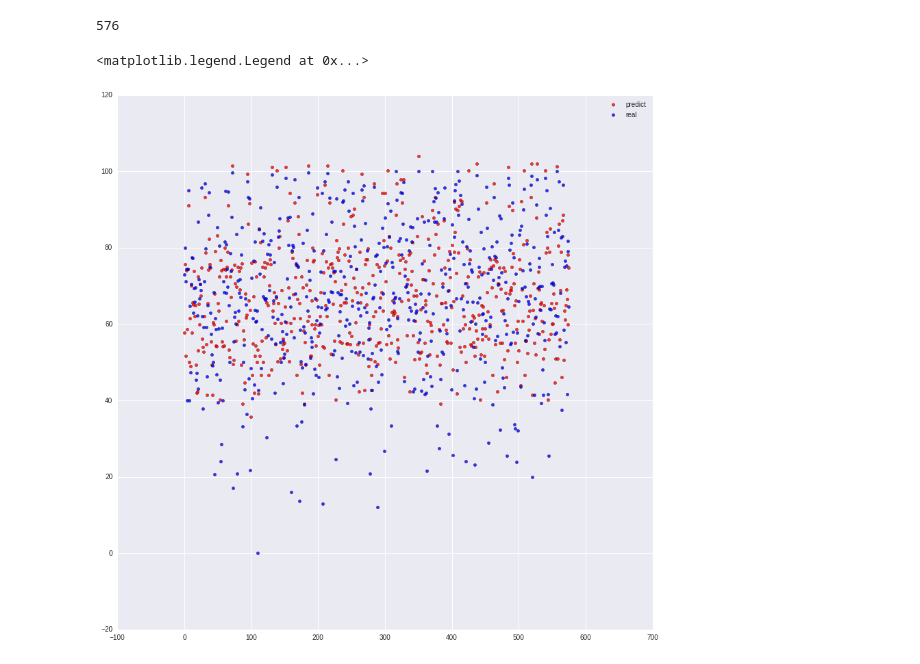
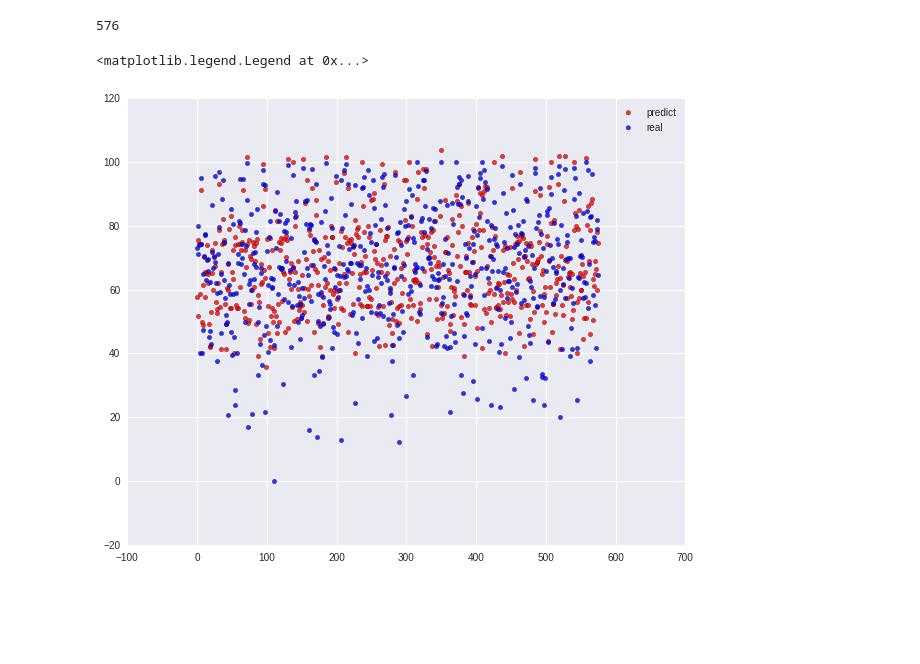
Before and after one commit to ckyko/CSC59970Project, a Jupyter notebook: NYC_high_school_Q3.ipynb, the cells around one changed output. Saved outputs shown, nothing was run; the diff lists cells and outputs as text; code cells hidden in the pictures; blank space fills up the shorter version.

```diff
--- a/NYC_high_school_Q3.ipynb
+++ b/NYC_high_school_Q3.ipynb
@@ -419,11 +419,11 @@ len(predict_x)
 # %% [output]
 576
 # %%
-fig = plt.figure(figsize= (14,14))
+fig = plt.figure(figsize= (10,8))
 ax = fig.add_subplot(111)
 ax.scatter(predict_x,predict_sat,c='r',label='predict', alpha=0.8)
 ax.scatter(predict_x,y_test,c='b',label='real', alpha = 0.8)
 ax.legend()
 # %% [output]
 <matplotlib.legend.Legend at 0x...>
-[figure, old version]
+[figure, new version]
```
